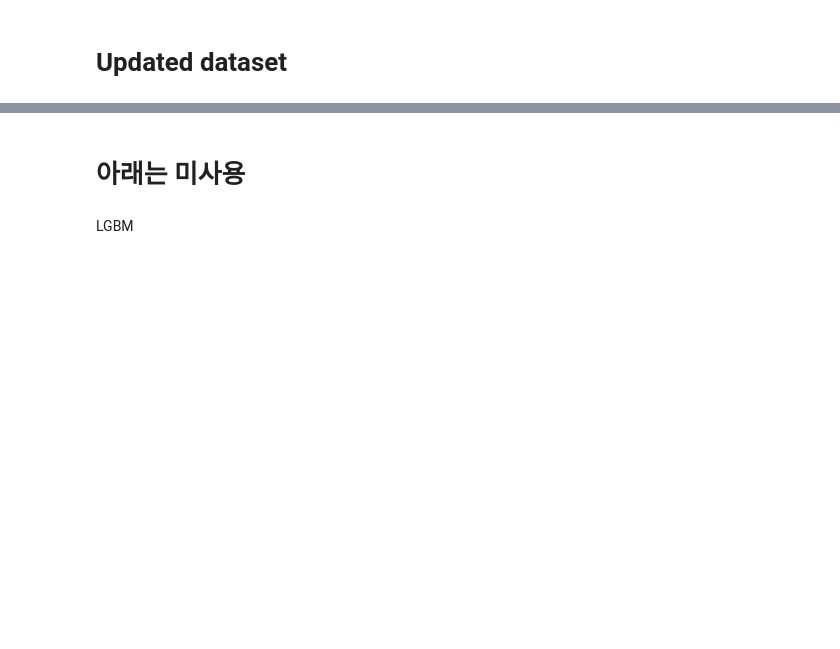
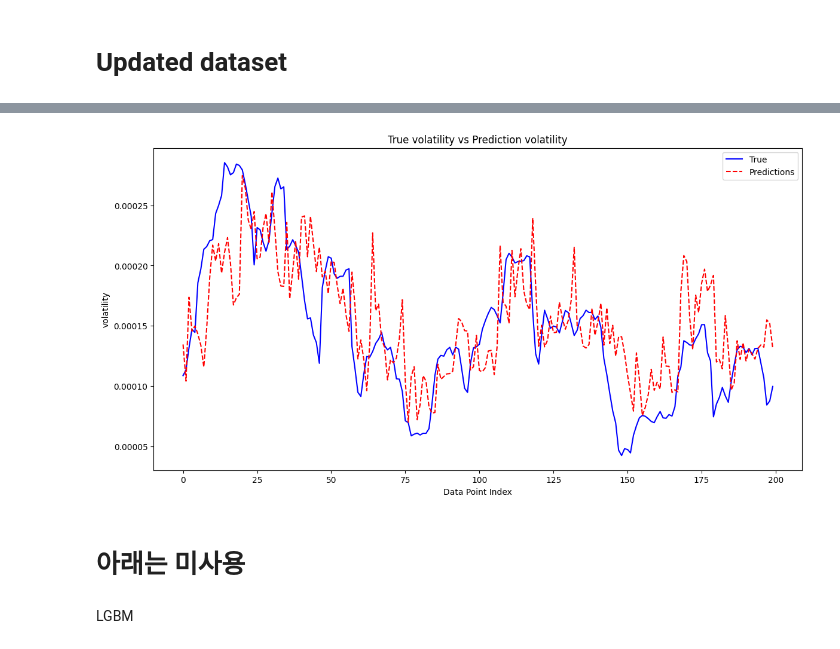
Before and after one commit to TradingMachineProject/preprocessing, a Jupyter notebook: models/C4_ML_models_231008.ipynb, the cells around one changed output, grey strips where cells are left out. Saved outputs shown, nothing was run; the diff lists cells and outputs as text; code cells hidden in the pictures; blank space fills up the shorter version.

```diff
--- a/models/C4_ML_models_231008.ipynb
+++ b/models/C4_ML_models_231008.ipynb
@@ -81,8 +83,10 @@ coin = 'BTC'
 target_var = 'dv5_realized_volatility_mean0'
 target_var_3 = target_var[:3]
 
-df3 = pd.read_csv("./output/{}_sum_plus_nn_features_for_{}.csv".format(coin, target_var_3))
+# df3 = pd.read_csv("./output/{}_sum_plus_nn_features_for_{}.csv".format(coin, target_var_3))
 # df_2 = pd.read_parquet('/content/drive/MyDrive/트머프/my.parquet')
+
+df3 = pd.read_csv("./output/temp_1105_first_30000.csv")
 # %%
 pd.set_option('display.max_columns', None)
 print(df3.shape)
@@ -94,3 +118,14 @@ X_col=X_col.drop('time_id', axis=1)
 y_col = df3[target_var]
 # pd.set_option('display.max_columns', None)
 # X_col.head(3)
+# %%
+# 저장된 Pickle 파일을 로드하는 방법
+with open('corr_del_list_{}_{}_{}.pkl'.format(coin, target_var_3, corr_cutpoint), 'rb') as f:
+    corr_features = pickle.load(f)
+
+print(len(corr_features))
+
+# correlation 이 다른 변수와 높은 변수는 삭제한다.
+X_col.drop(labels=corr_features, axis=1, inplace=True)
+
+X_col.shape
@@ -227,7 +281,7 @@ params = {
 print('Starting training...')
 gbm = lgb.train(params,
     lgb_train,
-    num_boost_round=500,
+    num_boost_round=1000,
     valid_sets=lgb_eval)
     # early_stopping_rounds=50)
 
@@ -239,7 +293,7 @@ y_train_pred = gbm.predict(X_train, num_iteration=gbm.best_iteration)
 print('TRAIN SET1: The RMSPE of prediction is:', rmspe(y_train, y_train_pred))
 
 # 모델 평가1
-y_pred = gbm.predict(X_test2, num_iteration=gbm.best_iteration)
+y_pred = gbm.predict(X_test, num_iteration=gbm.best_iteration)
 print('TEST SET1: The RMSPE of prediction is:', rmspe(y_test, y_pred))
 
 # 모델 평가2: dv5의 극값에 대해 예측을 잘 하는가?
@@ -273,3 +345,9 @@ plot_range_lgbm(0,300)
+# %%
+initial_timing = 100
+period = 200
+plot_range_lgbm(initial_timing,initial_timing + period)
+# %% [output]
+[figure, added]
 # %% [markdown]
 # 아래는 미사용
 # %%
```
Also changed, not shown: parts of 7 cells of this notebook, 1 other file.
